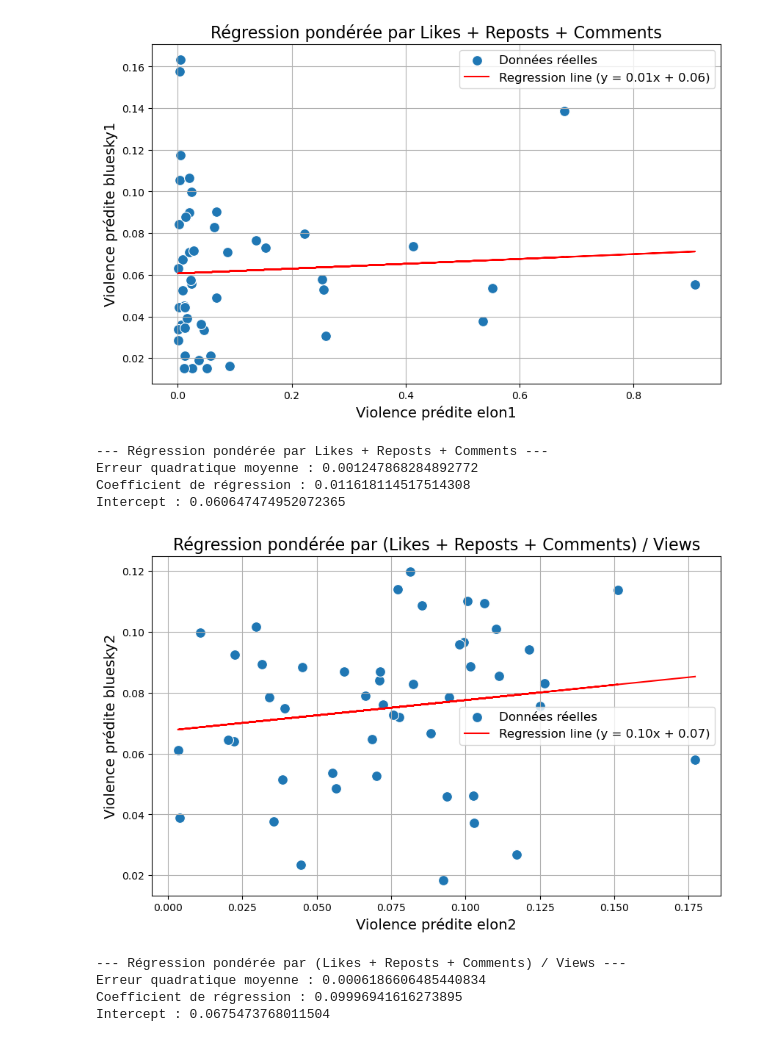
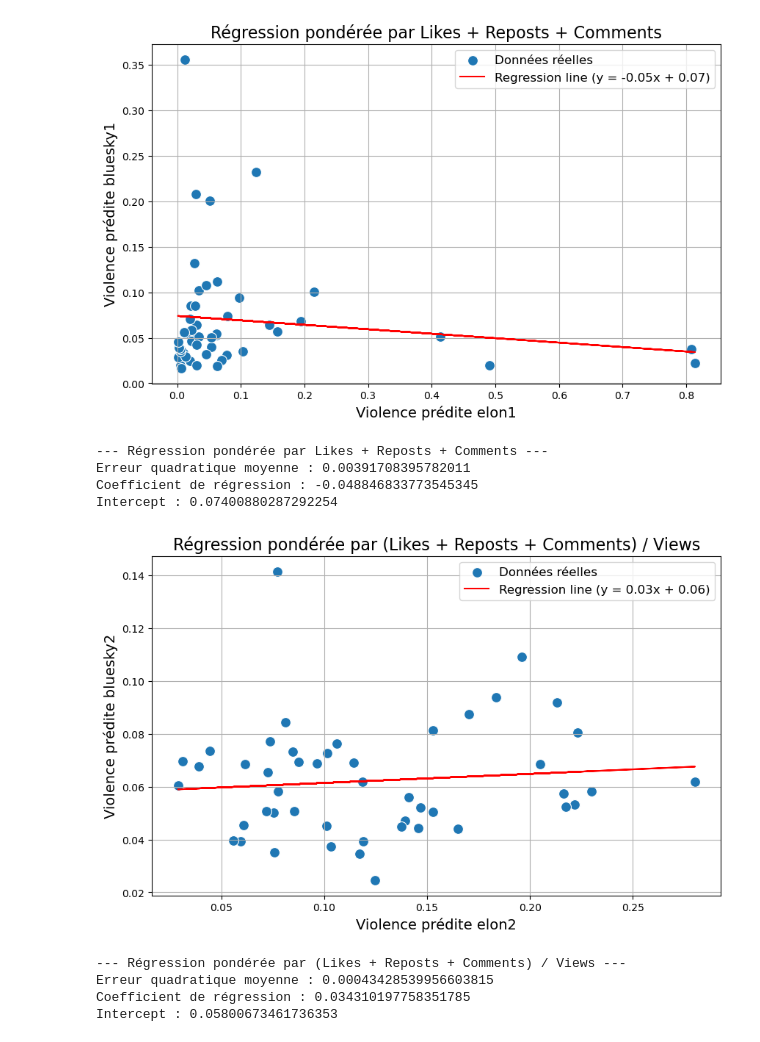
Before and after one commit to lucielang/Scrapping-de-tweets, a Jupyter notebook: 0_notebooks/7_modelisation.ipynb, the cells around one changed output. Cells and saved outputs as stored; diff of their text form; code cells hidden in the pictures.

```diff
--- a/0_notebooks/7_modelisation.ipynb
+++ b/0_notebooks/7_modelisation.ipynb
@@ -14,3 +9,7 @@ bluesky_df = pd.read_csv('/home/onyxia/work/Scrapping_tweets/data_base/bluesky_d
+# %%
+# Charger les données
+elon_df = pd.read_csv(os.path.join('..','data_fin','tweets_fusionnes_def.csv'))
+bluesky_df = pd.read_csv(os.path.join('..','data_fin','bluesky_def.csv'))
 # %%
 # Calculer les moyennes de toxicité par YearWeek
 elon_avg_toxicity = elon_df.groupby('YearWeek')['violence_prédite'].mean().reset_index()
@@ -60,73 +59,39 @@ Intercept : 0.07032391786955931
 # %%
+
 elon_df['pondération1'] = elon_df['Likes'] + elon_df['Repost'] + elon_df['Comments']
 elon_df['pondération2'] = elon_df['pondération1'] / elon_df['Views']
 bluesky_df['pondération1'] = bluesky_df['Likes'] + bluesky_df['Repost'] + bluesky_df['Comments']
 bluesky_df['pondération2'] = bluesky_df['pondération1'] / bluesky_df['Views']
 
 # Calculer les moyennes pondérées de toxicité par YearWeek
 elon_avg_toxicity1 = elon_df.groupby('YearWeek').apply(lambda x: np.average(x['violence_prédite'], weights=x['pondération1'])).reset_index(name='violence_prédite_elon1')
 bluesky_avg_toxicity1 = bluesky_df.groupby('YearWeek').apply(lambda x: np.average(x['violence_prédite'], weights=x['pondération1'])).reset_index(name='violence_prédite_bluesky1')
 
 elon_avg_toxicity2 = elon_df.groupby('YearWeek').apply(lambda x: np.average(x['violence_prédite'], weights=x['pondération2'])).reset_index(name='violence_prédite_elon2')
 bluesky_avg_toxicity2 = bluesky_df.groupby('YearWeek').apply(lambda x: np.average(x['violence_prédite'], weights=x['pondération2'])).reset_index(name='violence_prédite_bluesky2')
 
 # Fusionner les deux moyennes pondérées sur YearWeek pour les deux méthodes
 merged_data1 = pd.merge(elon_avg_toxicity1, bluesky_avg_toxicity1, on='YearWeek')
 merged_data2 = pd.merge(elon_avg_toxicity2, bluesky_avg_toxicity2, on='YearWeek')
 
-# Fonction pour effectuer la régression et afficher les résultats
-def regression_and_plot(merged_data, x_col, y_col, title):
-    X = merged_data[x_col].values.reshape(-1, 1)  # Variable explicative
-    y = merged_data[y_col].values  # Variable cible
-
-    # Modèle de régression linéaire
-    model = LinearRegression()
-    model.fit(X, y)
-
-    # Prédictions
-    y_pred = model.predict(X)
-
-    # Calcul de l'erreur quadratique moyenne
-    mse = mean_squared_error(y, y_pred)
-
-    # Coefficients du modèle
-    coef = model.coef_[0]
-    intercept = model.intercept_
-
-    # Affichage des résultats
-    plt.figure(figsize=(10, 6))
-    sns.scatterplot(x=x_col, y=y_col, data=merged_data, label='Données réelles', s=100)
-    plt.plot(merged_data[x_col], y_pred, color='red', label=f'Regression line (y = {coef:.2f}x + {intercept:.2f})')
-    plt.title(title, fontsize=16)
-    plt.xlabel(x_col.replace('_', ' ').capitalize(), fontsize=14)
-    plt.ylabel(y_col.replace('_', ' ').capitalize(), fontsize=14)
-    plt.legend(fontsize=12)
-    plt.grid(True)
-    plt.show()
-
-    # Résumé
-    print(f"--- {title} ---")
-    print("Erreur quadratique moyenne :", mse)
-    print("Coefficient de régression :", coef)
-    print("Intercept :", intercept)
 
 # Régression et graphiques pour la première pondération
 regression_and_plot(merged_data1, 'violence_prédite_elon1', 'violence_prédite_bluesky1', 'Régression pondérée par Likes + Reposts + Comments')
 
 # Régression et graphiques pour la deuxième pondération
 
 regression_and_plot(merged_data2, 'violence_prédite_elon2', 'violence_prédite_bluesky2', 'Régression pondérée par (Likes + Reposts + Comments) / Views')
 # %% [output]
-[figure, old version]
+[figure, new version]
 --- Régression pondérée par Likes + Reposts + Comments ---
-Erreur quadratique moyenne : 0.001247868284892772
-Coefficient de régression : 0.011618114517514308
-Intercept : 0.060647474952072365
+Erreur quadratique moyenne : 0.00391708395782011
+Coefficient de régression : -0.048846833773545345
+Intercept : 0.07400880287292254
-[figure, old version]
+[figure, new version]
 --- Régression pondérée par (Likes + Reposts + Comments) / Views ---
-Erreur quadratique moyenne : 0.0006186606485440834
-Coefficient de régression : 0.09996941616273895
-Intercept : 0.0675473768011504
+Erreur quadratique moyenne : 0.00043428539956603815
+Coefficient de régression : 0.034310197758351785
+Intercept : 0.05800673461736353
 # %%
 # Ajouter une colonne de pondération par les vues
 elon_df['pondération_views'] = elon_df['Views']
```
Also changed, not shown: parts of 5 cells of this notebook, 2 other files.
